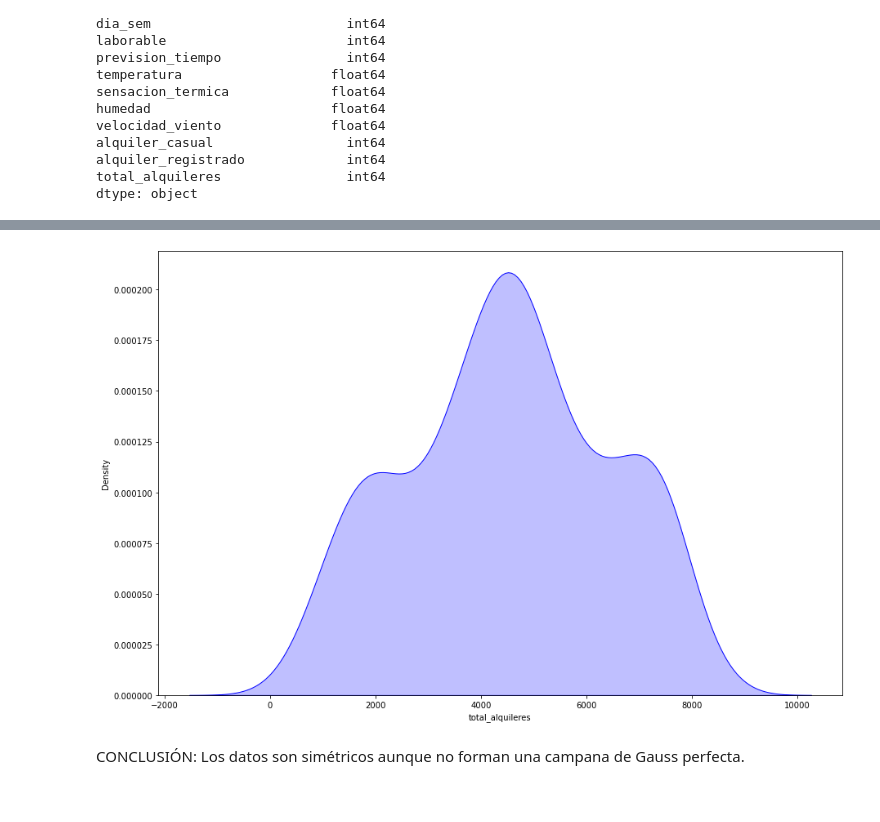
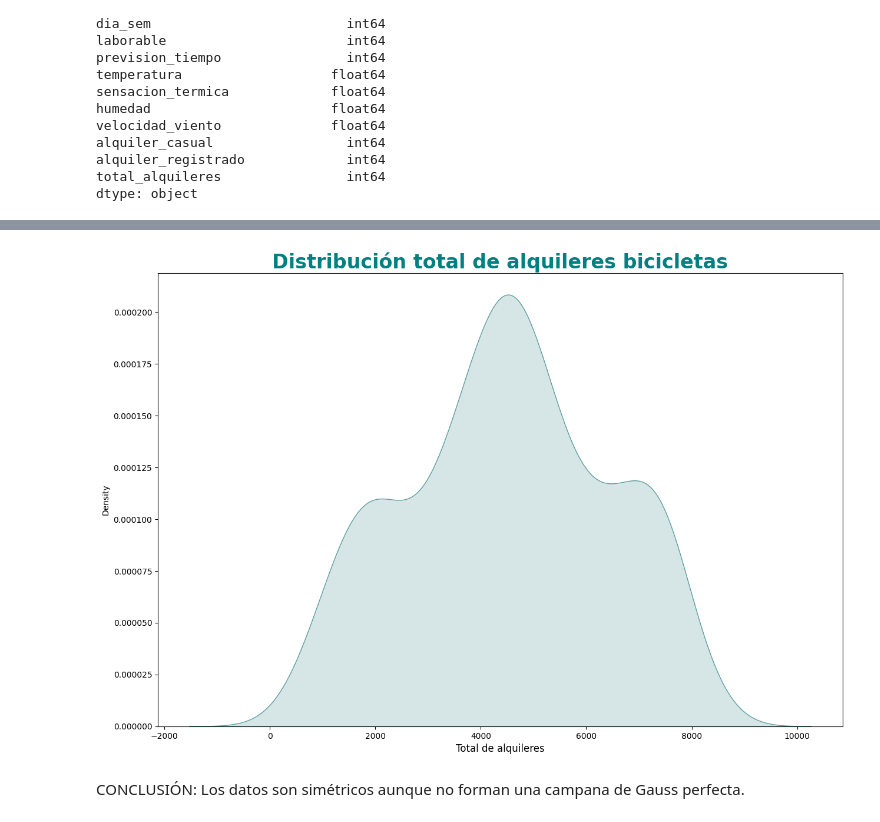
Before and after one commit to LourdesBoj/promoE-modulo3-proyecto-equipo3-Andrea-Catalina-Lourdes-AnaLopez, a Jupyter notebook: EDA.ipynb, the cells around one changed output, grey strips where cells are left out. Saved outputs shown, nothing was run; the diff lists cells and outputs as text; code cells hidden in the pictures.

```diff
--- a/EDA.ipynb
+++ b/EDA.ipynb
@@ -259,0 +201,2 @@ plt.ylabel=("");
+# %%
+df["dia_sem"]= df["fecha"].dt.day_name()
@@ -260,11 +224,13 @@ plt.ylabel=("");
 # %%
-sns.distplot(
+fig = sns.distplot(
     df["total_alquileres"],
     hist = False,
-    color = "blue",
-    kde_kws = {"shade": True, "linewidth": 1});
+    color = "cadetblue",
+    kde_kws = {"shade": True, "linewidth": 1})
+fig.set_title('Distribución total de alquileres bicicletas', fontsize=24, fontweight='bold', color= "teal")
+fig.set_xlabel("Total de alquileres", fontsize = 12);
 # %% [output]
-[figure, old version]
+[figure, new version]
 # %% [markdown]
 CONCLUSIÓN: Los datos son simétricos aunque no forman una campana de Gauss perfecta.
 # %%
```
Also changed, not shown: parts of 24 cells of this notebook, 2 other files.
